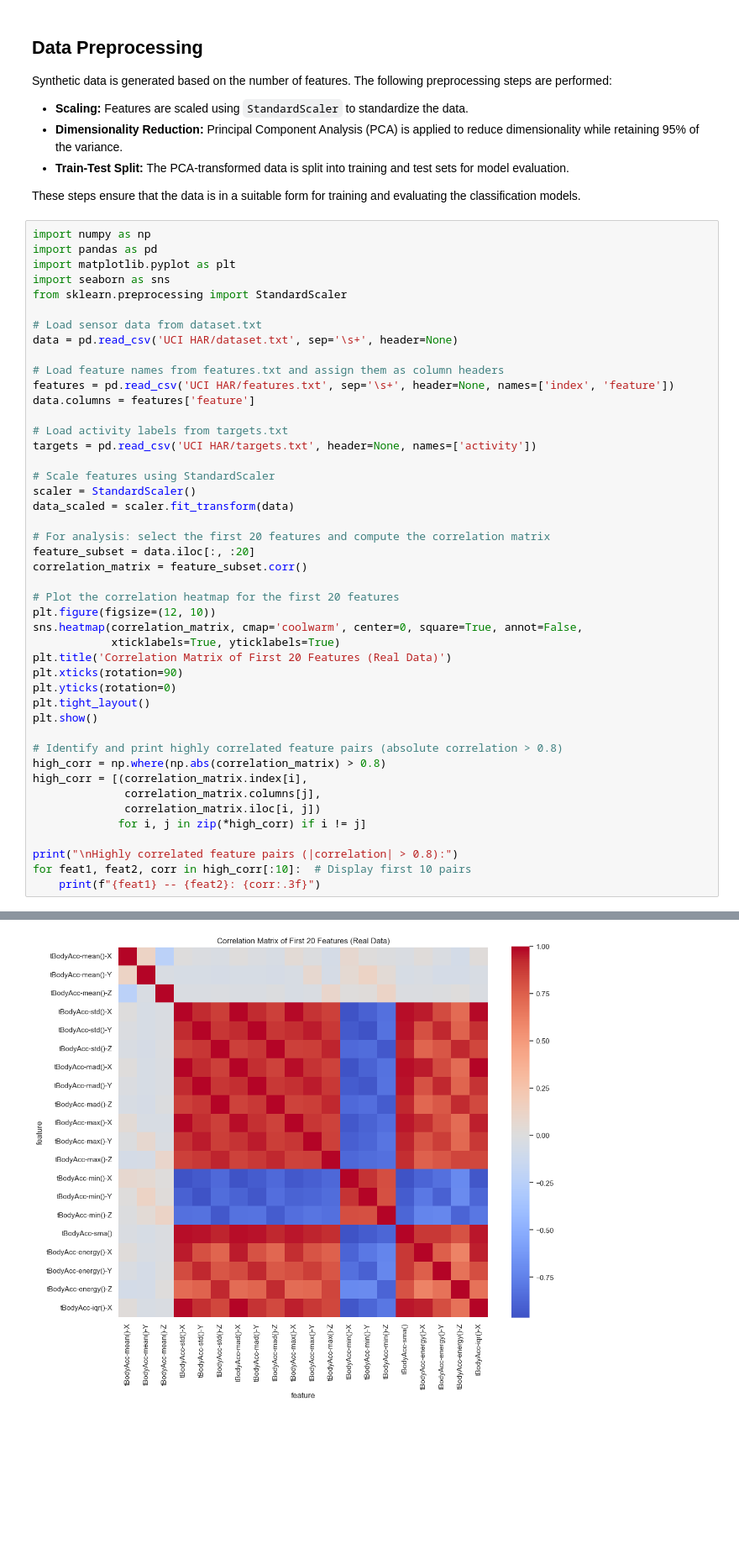
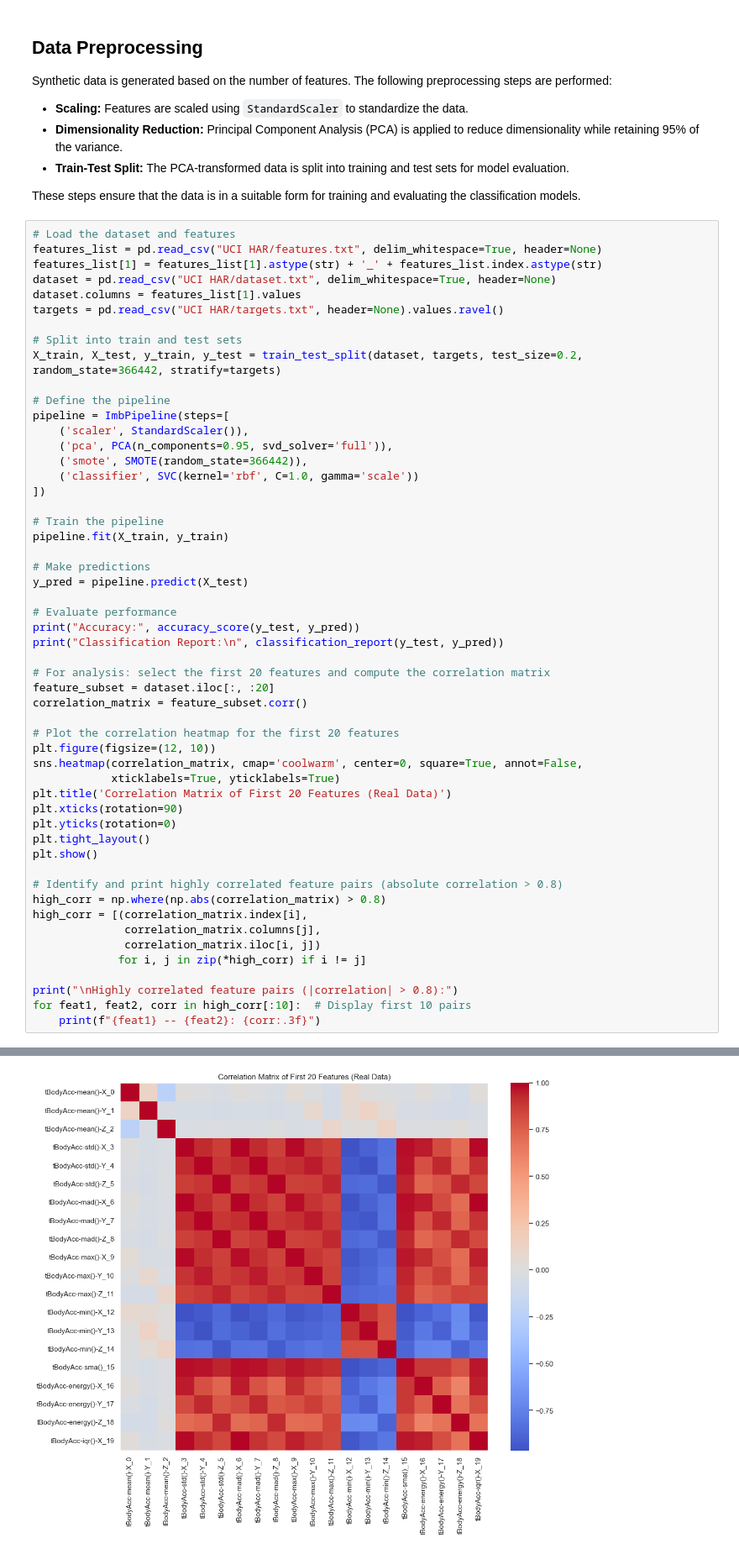
Before and after one commit to keemo01/GUI, a Jupyter notebook: notebook.ipynb, the cells around one changed output, grey strips where cells are left out. Shown: that part at 84% size. Drawn from its saved outputs; the diff is of its cells as text; blank space fills up the shorter version.

```diff
--- a/notebook.ipynb
+++ b/notebook.ipynb
@@ -256,28 +232,36 @@ Synthetic data is generated based on the number of features. The following prepr
 
 These steps ensure that the data is in a suitable form for training and evaluating the classification models.
 # %%
-import numpy as np
-import pandas as pd
-import matplotlib.pyplot as plt
-import seaborn as sns
-from sklearn.preprocessing import StandardScaler
+# Load the dataset and features
+features_list = pd.read_csv("UCI HAR/features.txt", delim_whitespace=True, header=None)
+features_list[1] = features_list[1].astype(str) + '_' + features_list.index.astype(str)
+dataset = pd.read_csv("UCI HAR/dataset.txt", delim_whitespace=True, header=None)
+dataset.columns = features_list[1].values
+targets = pd.read_csv("UCI HAR/targets.txt", header=None).values.ravel()
 
-# Load sensor data from dataset.txt
-data = pd.read_csv('UCI HAR/dataset.txt', sep='\s+', header=None)
+# Split into train and test sets
+X_train, X_test, y_train, y_test = train_test_split(dataset, targets, test_size=0.2, random_state=366442, stratify=targets)
 
-# Load feature names from features.txt and assign them as column headers
-features = pd.read_csv('UCI HAR/features.txt', sep='\s+', header=None, names=['index', 'feature'])
-data.columns = features['feature']
+# Define the pipeline
+pipeline = ImbPipeline(steps=[
+    ('scaler', StandardScaler()),
+    ('pca', PCA(n_components=0.95, svd_solver='full')),
+    ('smote', SMOTE(random_state=366442)),
+    ('classifier', SVC(kernel='rbf', C=1.0, gamma='scale'))
+])
 
-# Load activity labels from targets.txt
-targets = pd.read_csv('UCI HAR/targets.txt', header=None, names=['activity'])
+# Train the pipeline
+pipeline.fit(X_train, y_train)
 
-# Scale features using StandardScaler
-scaler = StandardScaler()
-data_scaled = scaler.fit_transform(data)
+# Make predictions
+y_pred = pipeline.predict(X_test)
+
+# Evaluate performance
+print("Accuracy:", accuracy_score(y_test, y_pred))
+print("Classification Report:\n", classification_report(y_test, y_pred))
 
 # For analysis: select the first 20 features and compute the correlation matrix
-feature_subset = data.iloc[:, :20]
+feature_subset = dataset.iloc[:, :20]
 correlation_matrix = feature_subset.corr()
 
 # Plot the correlation heatmap for the first 20 features
@@ -304 +302 @@ for feat1, feat2, corr in high_corr[:10]:  # Display first 10 pairs
-[figure, old version]
+[figure, new version]
```
Also changed, not shown: parts of 14 cells of this notebook.
